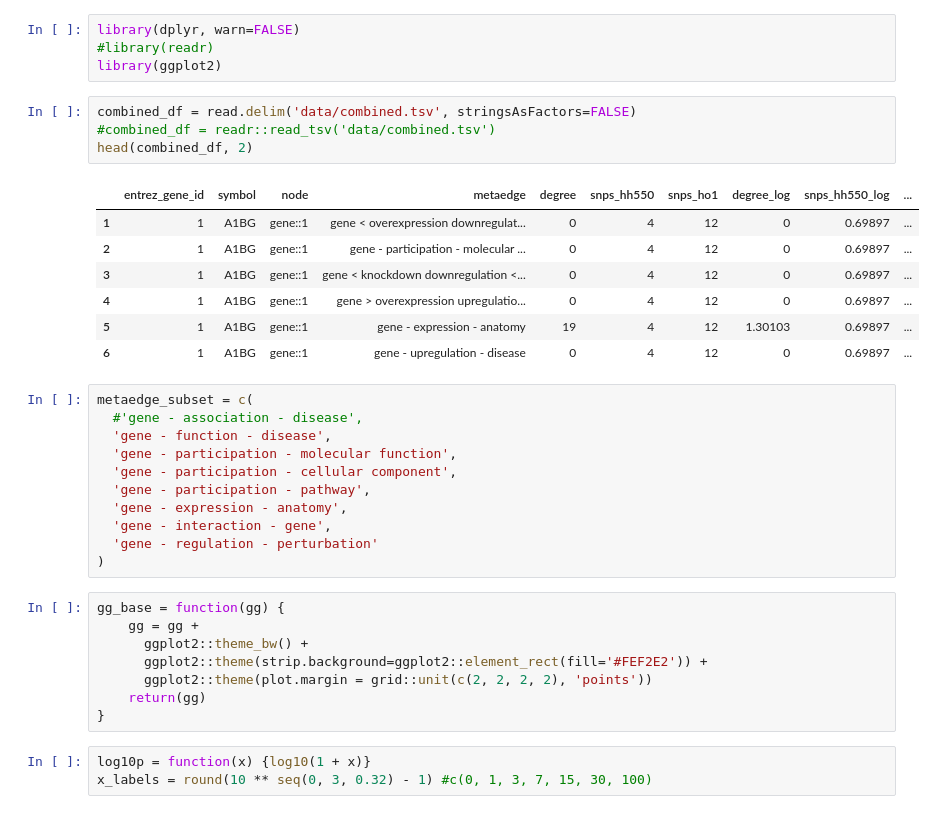
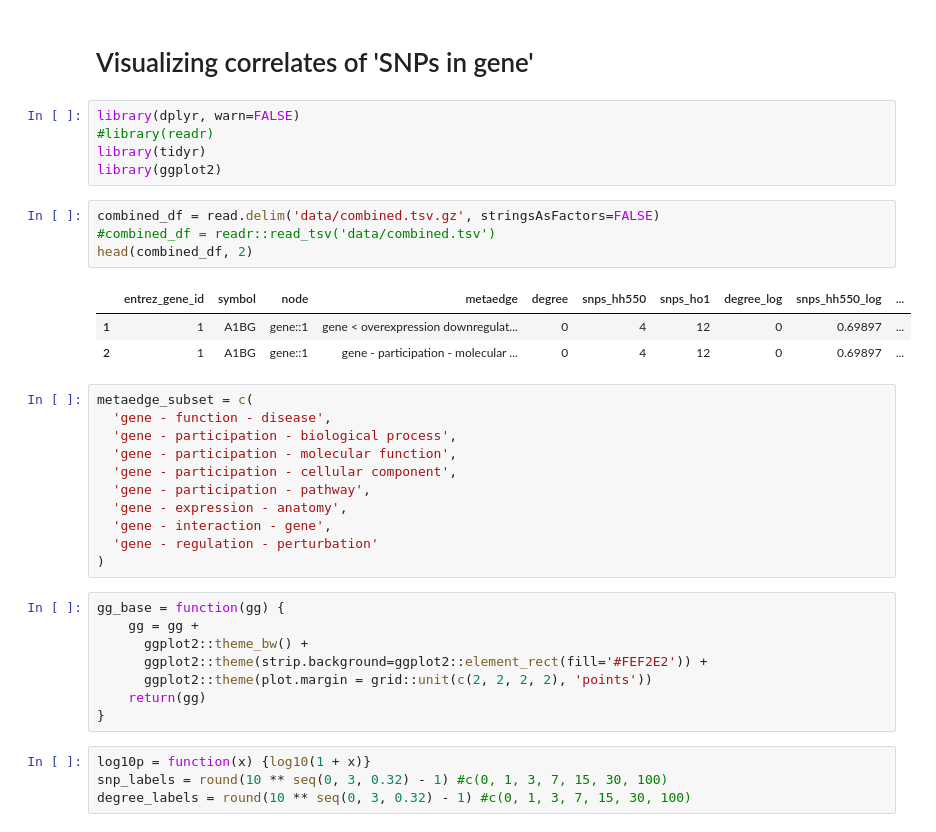
Before and after one commit to dhimmel/snplentiful, a Jupyter notebook: visualization.ipynb, the cells around one changed output. Drawn from its saved outputs; the diff is of its cells as text.

```diff
--- a/visualization.ipynb
+++ b/visualization.ipynb
@@ -1,23 +1,22 @@
+# %% [markdown]
+# Visualizing correlates of 'SNPs in gene'
 # %%
 library(dplyr, warn=FALSE)
 #library(readr)
+library(tidyr)
 library(ggplot2)
 # %%
-combined_df = read.delim('data/combined.tsv', stringsAsFactors=FALSE)
+combined_df = read.delim('data/combined.tsv.gz', stringsAsFactors=FALSE)
 #combined_df = readr::read_tsv('data/combined.tsv')
 head(combined_df, 2)
 # %% [output]
 |  | entrez_gene_id | symbol | node | metaedge | degree | snps_hh550 | snps_ho1 | degree_log | snps_hh550_log | ... |
 | 1 | 1 | A1BG | gene::1 | gene < overexpression downregulat... | 0 | 4 | 12 | 0 | 0.69897 | ... |
 | 2 | 1 | A1BG | gene::1 | gene - participation - molecular ... | 0 | 4 | 12 | 0 | 0.69897 | ... |
-| 3 | 1 | A1BG | gene::1 | gene < knockdown downregulation <... | 0 | 4 | 12 | 0 | 0.69897 | ... |
-| 4 | 1 | A1BG | gene::1 | gene > overexpression upregulatio... | 0 | 4 | 12 | 0 | 0.69897 | ... |
-| 5 | 1 | A1BG | gene::1 | gene - expression - anatomy | 19 | 4 | 12 | 1.30103 | 0.69897 | ... |
-| 6 | 1 | A1BG | gene::1 | gene - upregulation - disease | 0 | 4 | 12 | 0 | 0.69897 | ... |
 # %%
 metaedge_subset = c(
-  #'gene - association - disease',
   'gene - function - disease',
+  'gene - participation - biological process',
   'gene - participation - molecular function',
   'gene - participation - cellular component',
   'gene - participation - pathway',
@@ -35,4 +34,5 @@ gg_base = function(gg) {
 }
 # %%
 log10p = function(x) {log10(1 + x)}
-x_labels = round(10 ** seq(0, 3, 0.32) - 1) #c(0, 1, 3, 7, 15, 30, 100)
+snp_labels = round(10 ** seq(0, 3, 0.32) - 1) #c(0, 1, 3, 7, 15, 30, 100)
+degree_labels = round(10 ** seq(0, 3, 0.32) - 1) #c(0, 1, 3, 7, 15, 30, 100)
```
Also changed, not shown: parts of 6 cells of this notebook.
